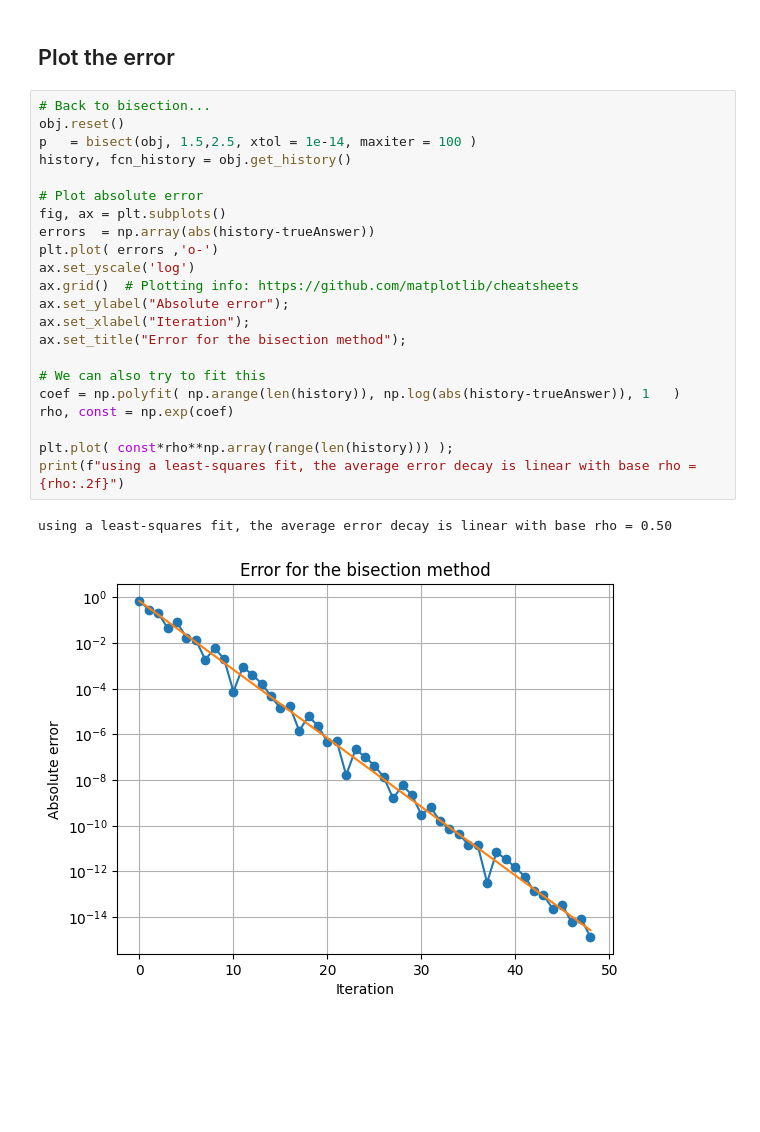
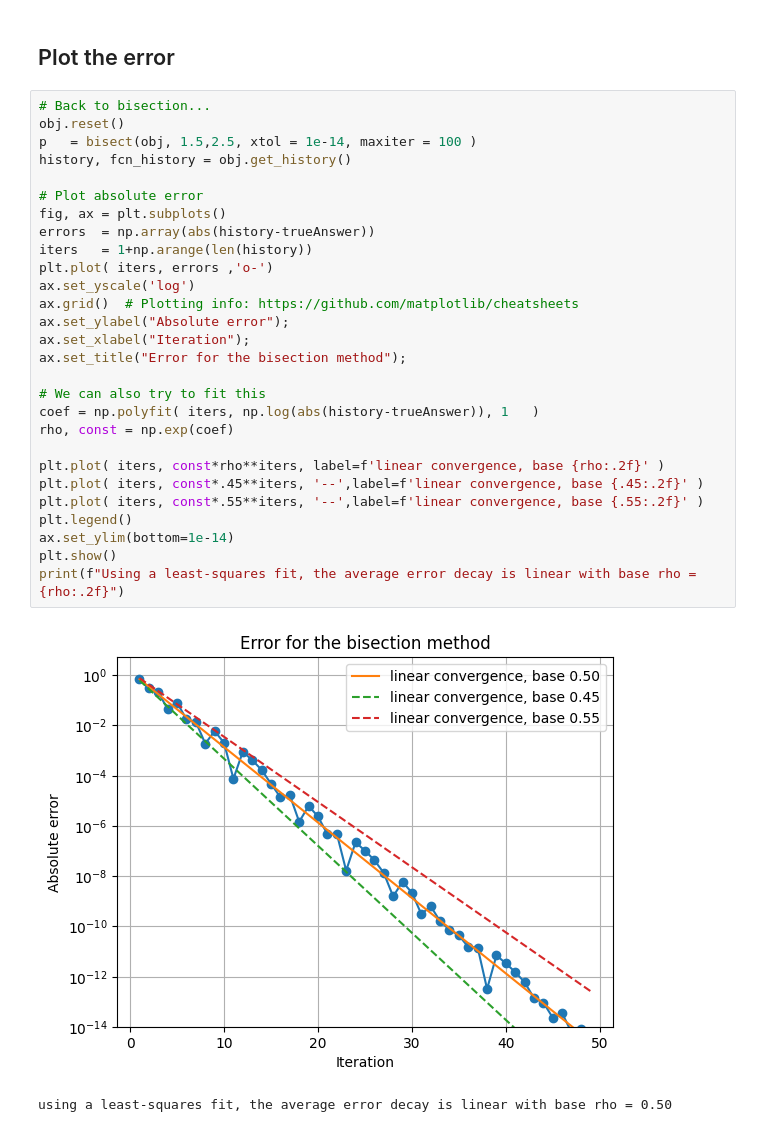
Before and after one commit to ianmessa/appm-4600-numerics, a Jupyter notebook: Demos/Ch2_IntroToBisection.ipynb, the cells around one changed output. Drawn from its saved outputs; the diff is of its cells as text; blank space fills up the shorter version.

```diff
--- a/Demos/Ch2_IntroToBisection.ipynb
+++ b/Demos/Ch2_IntroToBisection.ipynb
@@ -149,25 +153,31 @@ Iter  7, p=2.2050032780240598, |f(p)| = 3.6e-15. We have 17.0 correct digits on
 # %%
 # Back to bisection...
 obj.reset()
 p   = bisect(obj, 1.5,2.5, xtol = 1e-14, maxiter = 100 )
 history, fcn_history = obj.get_history()
 
 # Plot absolute error
 fig, ax = plt.subplots()
 errors  = np.array(abs(history-trueAnswer))
-plt.plot( errors ,'o-')
+iters   = 1+np.arange(len(history))
+plt.plot( iters, errors ,'o-')
 ax.set_yscale('log')
 ax.grid()  # Plotting info: https://github.com/matplotlib/cheatsheets
 ax.set_ylabel("Absolute error");
 ax.set_xlabel("Iteration");
 ax.set_title("Error for the bisection method");
 
 # We can also try to fit this
-coef = np.polyfit( np.arange(len(history)), np.log(abs(history-trueAnswer)), 1   )
+coef = np.polyfit( iters, np.log(abs(history-trueAnswer)), 1   )
 rho, const = np.exp(coef)
 
-plt.plot( const*rho**np.array(range(len(history))) );
-print(f"using a least-squares fit, the average error decay is linear with base rho = {rho:.2f}")
+plt.plot( iters, const*rho**iters, label=f'linear convergence, base {rho:.2f}' )
+plt.plot( iters, const*.45**iters, '--',label=f'linear convergence, base {.45:.2f}' )
+plt.plot( iters, const*.55**iters, '--',label=f'linear convergence, base {.55:.2f}' )
+plt.legend()
+ax.set_ylim(bottom=1e-14)
+plt.show()
+print(f"Using a least-squares fit, the average error decay is linear with base rho = {rho:.2f}")
 # %% [output]
+[figure, new version]
 using a least-squares fit, the average error decay is linear with base rho = 0.50
-[figure, old version]
```
Also changed, not shown: parts of 1 cell of this notebook.
